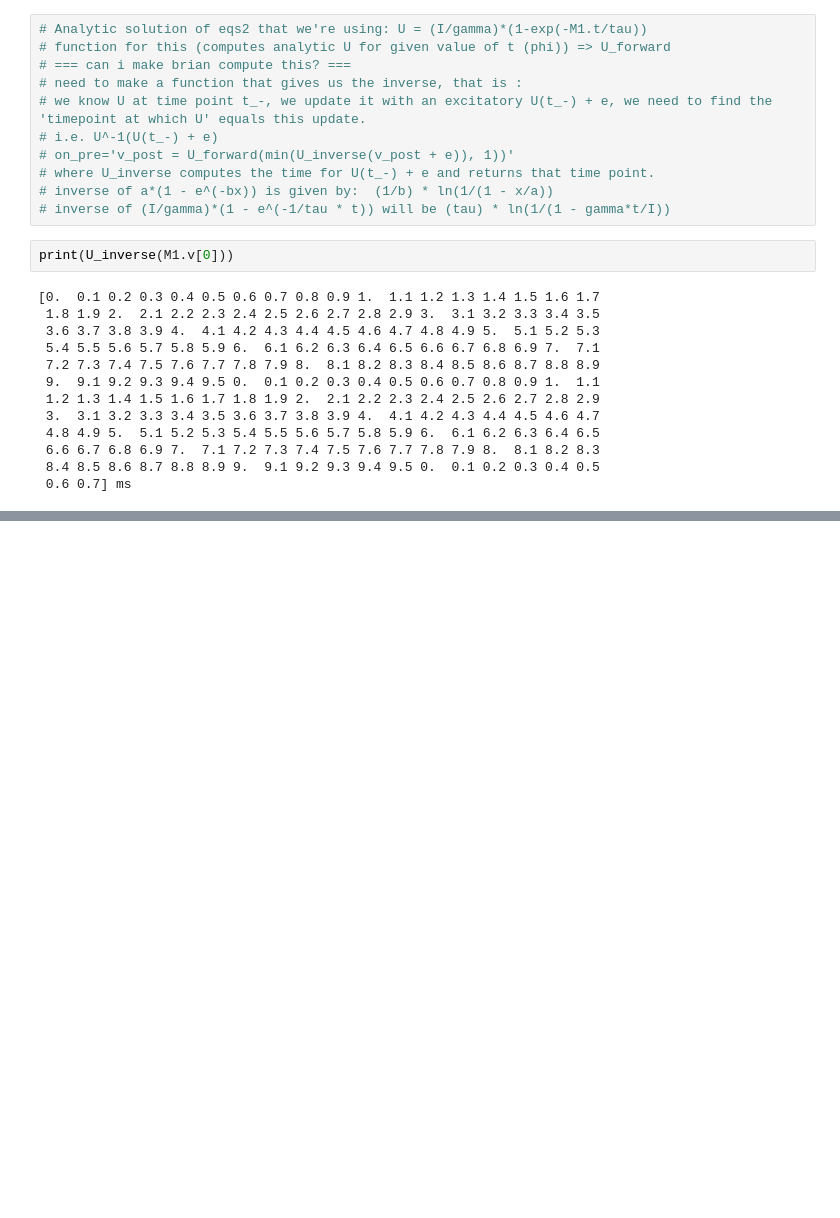
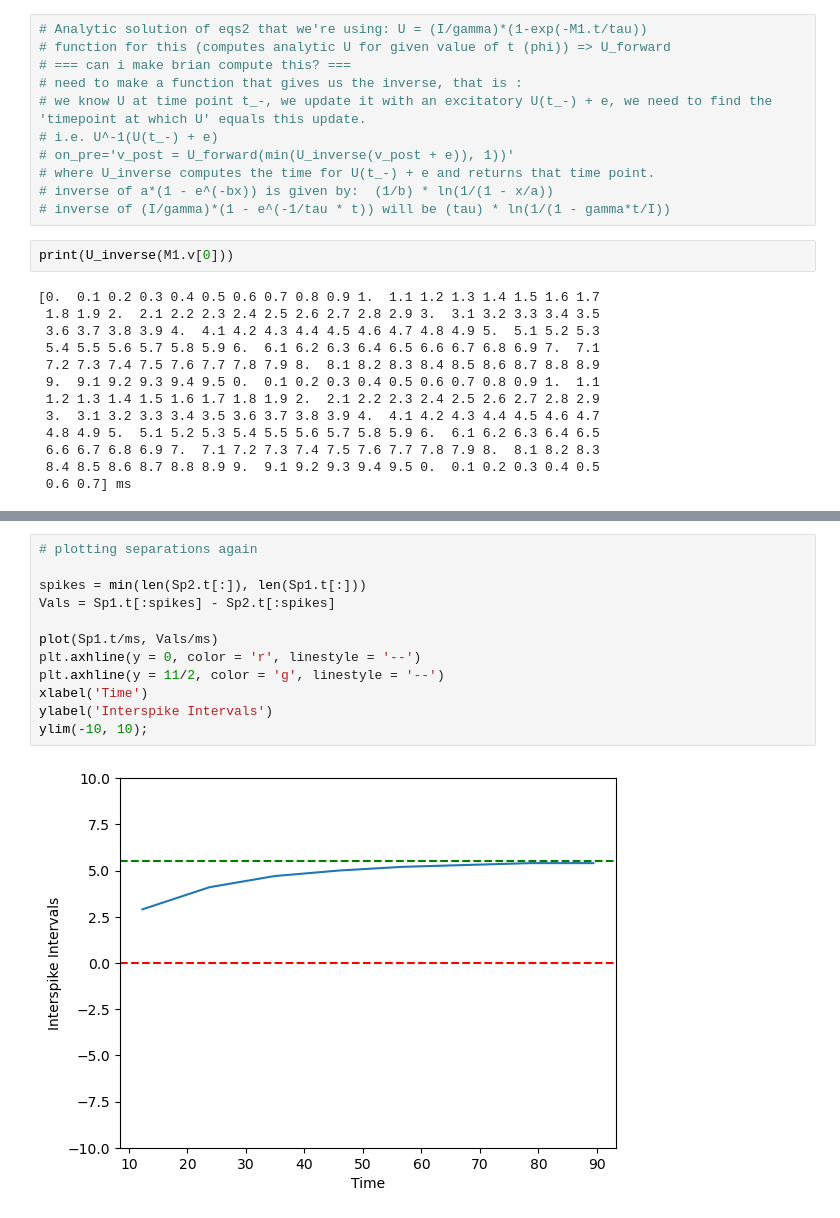
Before and after one commit to ch3rryblossom/sudoku-network, a Jupyter notebook: starter.ipynb, the cells around one changed output, grey strips where cells are left out. Cells and saved outputs as stored; diff of their text form; blank space fills up the shorter version.

```diff
--- a/starter.ipynb
+++ b/starter.ipynb
@@ -282,0 +293,14 @@ ylim(-10, 10);
+# %%
+# plotting separations again
+
+spikes = min(len(Sp2.t[:]), len(Sp1.t[:]))
+Vals = Sp1.t[:spikes] - Sp2.t[:spikes]
+
+plot(Sp1.t/ms, Vals/ms)
+plt.axhline(y = 0, color = 'r', linestyle = '--')
+plt.axhline(y = 11/2, color = 'g', linestyle = '--')
+xlabel('Time')
+ylabel('Interspike Intervals')
+ylim(-10, 10);
+# %% [output]
+[figure, added]
```
Also changed, not shown: parts of 7 cells of this notebook.
